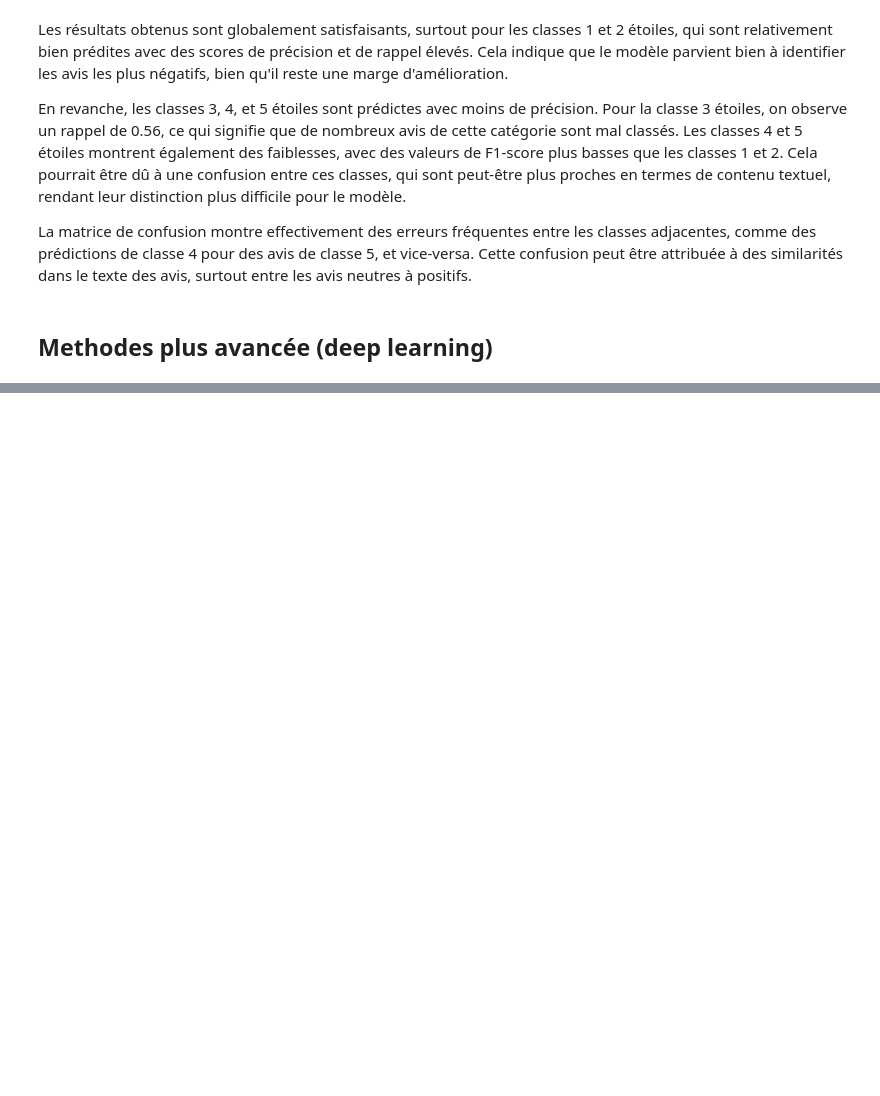
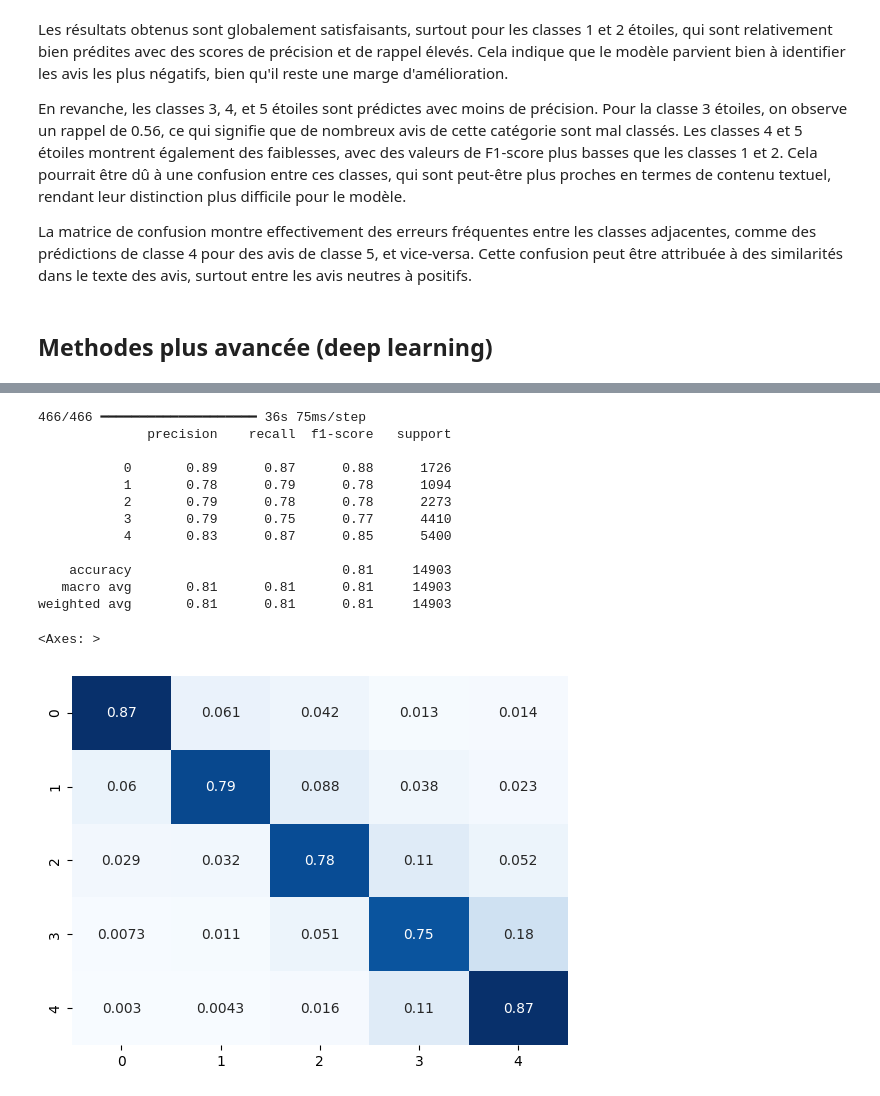
Before and after one commit to KylianSts/UGC_project, a Jupyter notebook: Prediction_satisfaction_avis.ipynb, the cells around one changed output, grey strips where cells are left out. Drawn from its saved outputs; the diff is of its cells as text; code cells hidden in the pictures; blank space fills up the shorter version.

```diff
--- a/Prediction_satisfaction_avis.ipynb
+++ b/Prediction_satisfaction_avis.ipynb
@@ -400,0 +533,23 @@ sns.heatmap(confusion_matrix(y_test, y_pred, normalize='true'), cmap='Blues', an
+# %%
+bi_rnn = load_model(f'Entrainement_modeles_deep/rnn_bidirectionnel.keras')
+
+y_pred = np.argmax(bi_rnn.predict(X_test), axis=1)
+
+print(classification_report(y_test, y_pred))
+
+sns.heatmap(confusion_matrix(y_test, y_pred, normalize='true'), cmap='Blues', annot=True, cbar=False)
+# %% [output]
+466/466 ━━━━━━━━━━━━━━━━━━━━ 36s 75ms/step
+              precision    recall  f1-score   support
+
+           0       0.89      0.87      0.88      1726
+           1       0.78      0.79      0.78      1094
+           2       0.79      0.78      0.78      2273
+           3       0.79      0.75      0.77      4410
+           4       0.83      0.87      0.85      5400
+
+    accuracy                           0.81     14903
+   macro avg       0.81      0.81      0.81     14903
+weighted avg       0.81      0.81      0.81     14903
+<Axes: >
+[figure, added]
```
Also changed, not shown: parts of 10 cells of this notebook.
